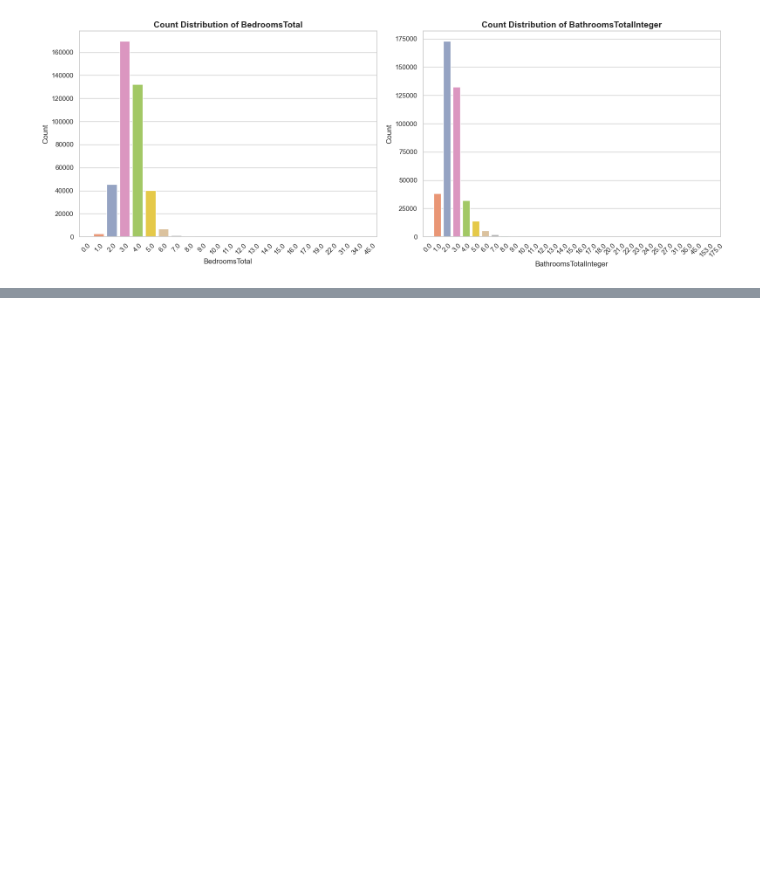
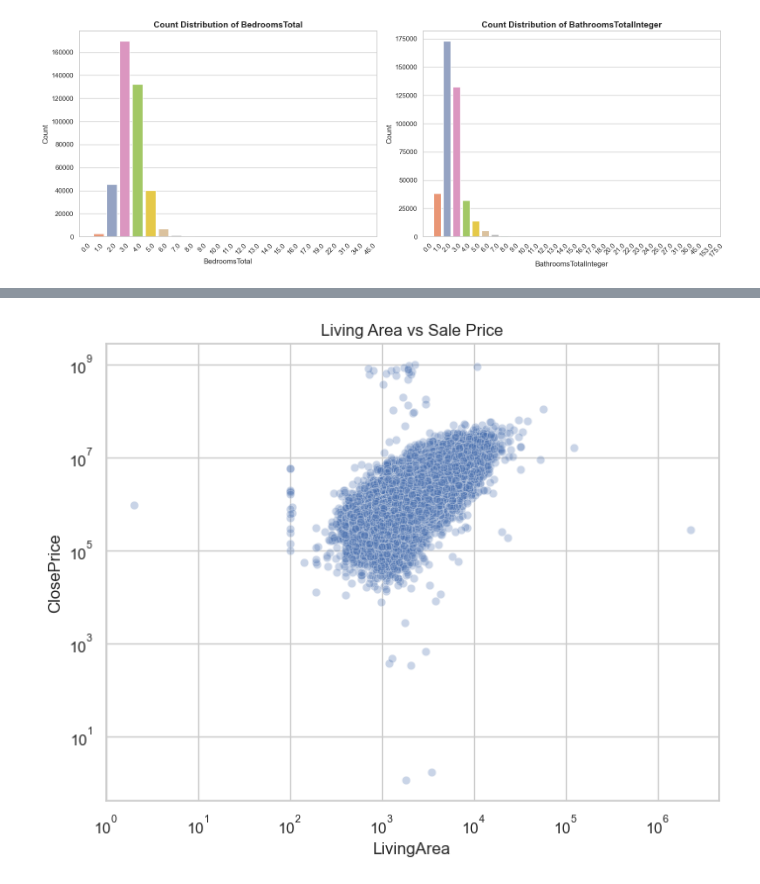
Before and after one commit to CiciAa777/idx-data, a Jupyter notebook: Jupyter notebook 01_exploration.ipynb, the cells around one changed output, grey strips where cells are left out. Saved outputs shown, nothing was run; the diff lists cells and outputs as text; code cells hidden in the pictures; blank space fills up the shorter version.

```diff
--- a/Jupyter notebook 01_exploration.ipynb
+++ b/Jupyter notebook 01_exploration.ipynb
@@ -350,0 +373,3 @@ Name: count, dtype: int64
+# %%
+selected = features + ['Year','Month','YearMonth']
+df_selected = df_filtered[selected]
@@ -350,0 +390,18 @@ Name: count, dtype: int64
+# %%
+import matplotlib.pyplot as plt
+import seaborn as sns
+
+plt.figure(figsize=(8,6))
+sns.scatterplot(
+    data=df_selected,
+    x="LivingArea",
+    y="ClosePrice",
+    alpha=0.3
+)
+plt.xscale('log')
+plt.yscale('log')
+
+plt.title("Living Area vs Sale Price")
+plt.show()
+# %% [output]
+[figure, added]
```
Also changed, not shown: parts of 7 cells of this notebook.
